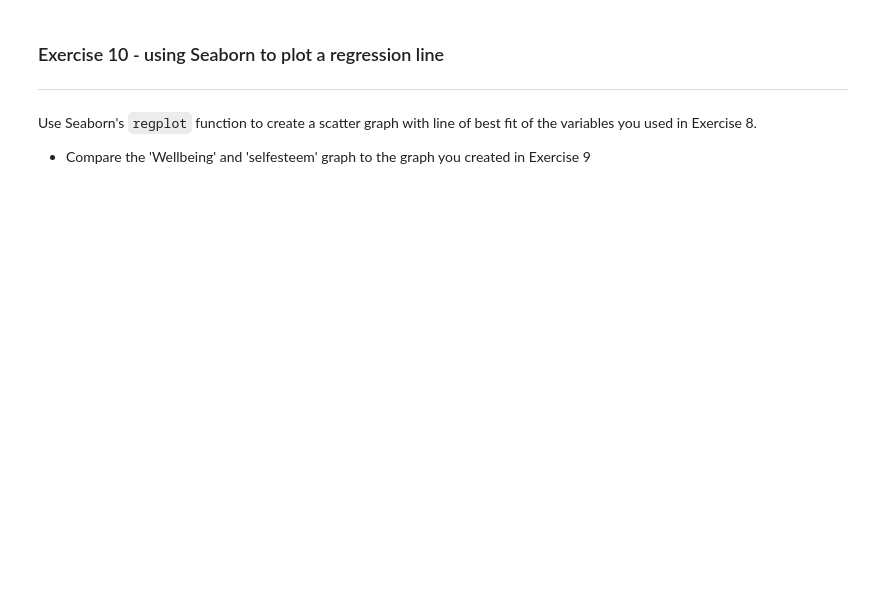
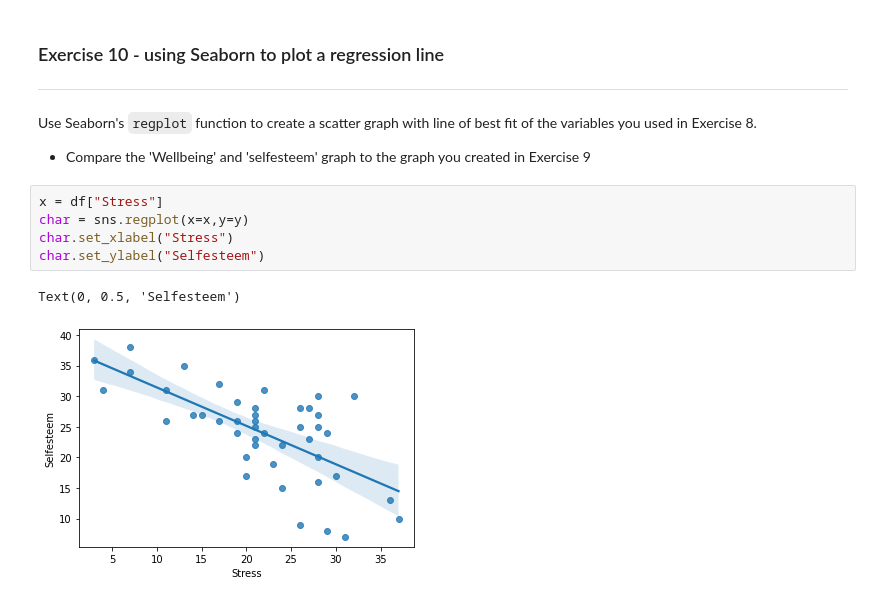
Before and after one commit to Natan9939/PythonCourse, a Jupyter notebook: 8_2_Correlation_exercises.ipynb, the cells around one changed output. Cells and saved outputs as stored; diff of their text form; blank space fills up the shorter version.

```diff
--- a/8_2_Correlation_exercises.ipynb
+++ b/8_2_Correlation_exercises.ipynb
@@ -324,3 +342,11 @@ Using matplotlib (dont forget to import it):
 Use Seaborn's `regplot` function to create a scatter graph with line of best fit of the variables you used in Exercise 8.
 
 * Compare the 'Wellbeing' and 'selfesteem' graph to the graph you created in Exercise 9
+# %%
+x = df["Stress"]
+char = sns.regplot(x=x,y=y)
+char.set_xlabel("Stress")
+char.set_ylabel("Selfesteem")
+# %% [output]
+Text(0, 0.5, 'Selfesteem')
+[figure, added]
```
Also changed, not shown: parts of 6 cells of this notebook.
